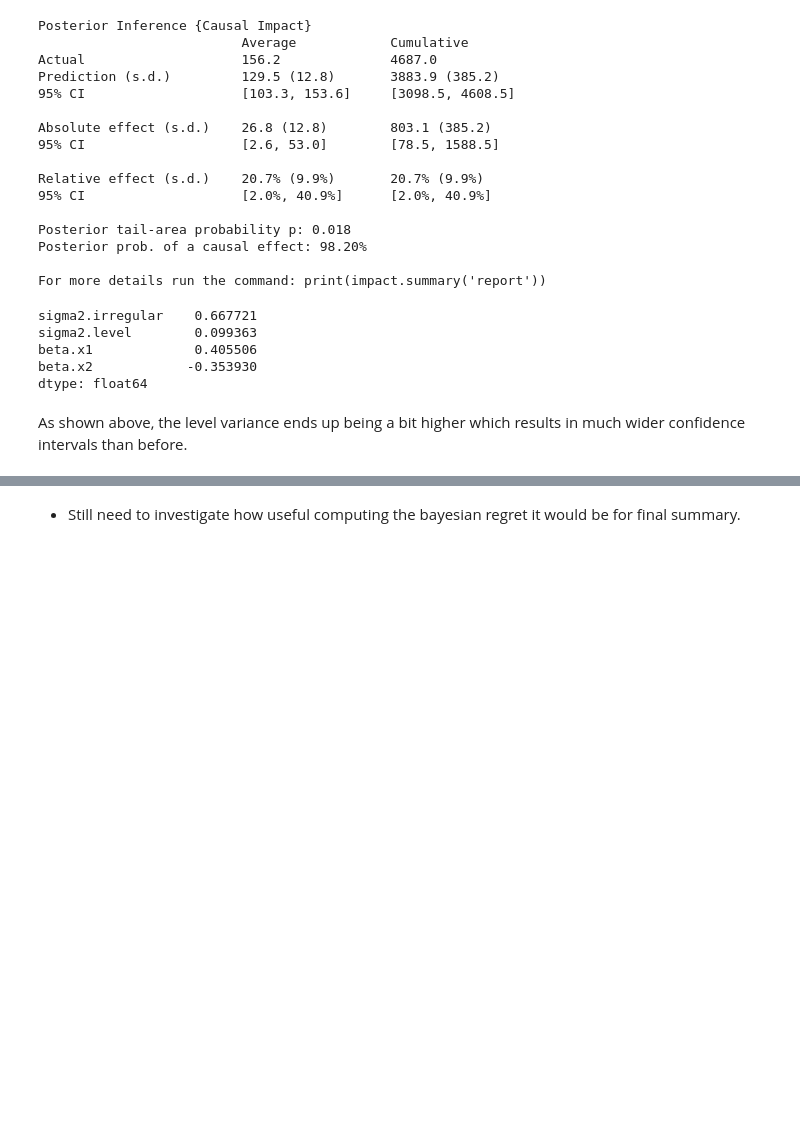
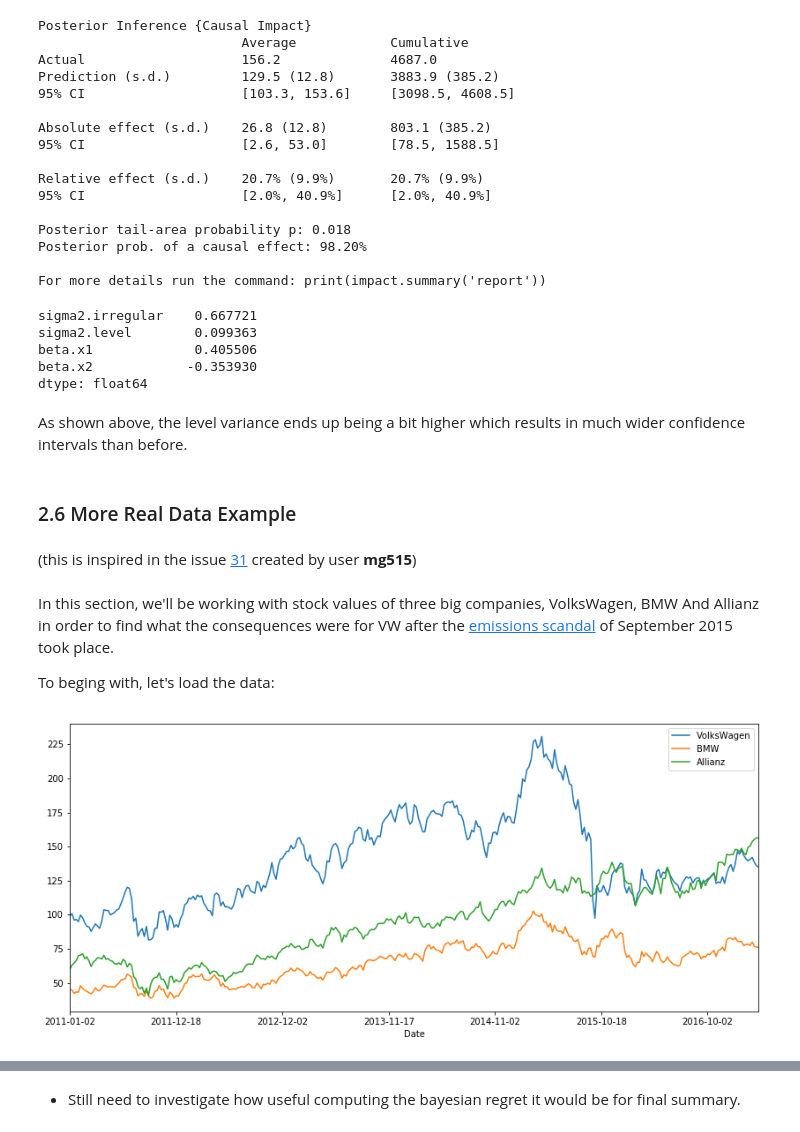
Before and after one commit to rikayi/causalimpact, a Jupyter notebook: examples/getting_started.ipynb, the cells around one changed output, grey strips where cells are left out. Cells and saved outputs as stored; diff of their text form; code cells hidden in the pictures; blank space fills up the shorter version.

```diff
--- a/examples/getting_started.ipynb
+++ b/examples/getting_started.ipynb
@@ -466,3 +466,16 @@ beta.x2            -0.353930
 dtype: float64
 # %% [markdown]
 As shown above, the level variance ends up being a bit higher which results in much wider confidence intervals than before.
+# %% [markdown]
+### 2.6 More Real Data Example
+# %% [markdown]
+(this is inspired in the issue <a href=https://github.com/dafiti/causalimpact/issues/31>31</a> created by user **mg515**)
+# %% [markdown]
+In this section, we'll be working with stock values of three big companies, VolksWagen, BMW And Allianz in order to find what the consequences were for VW after the <a href=https://en.wikipedia.org/wiki/Volkswagen_emissions_scandal>emissions scandal</a> of September 2015 took place.
+
+To beging with, let's load the data:
+# %%
+data = pd.read_csv('../tests/fixtures/volks_data.csv', header=0, sep=' ', index_col='Date')
+data.plot();
+# %% [output]
+[figure, added]
```
Also changed, not shown: parts of 16 cells of this notebook, 9 other files.
